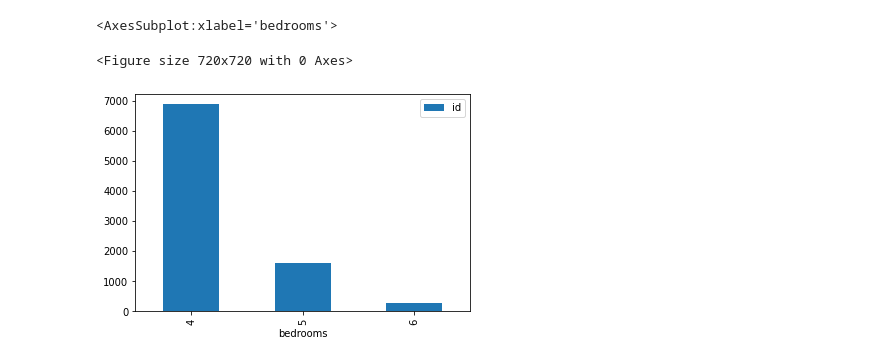
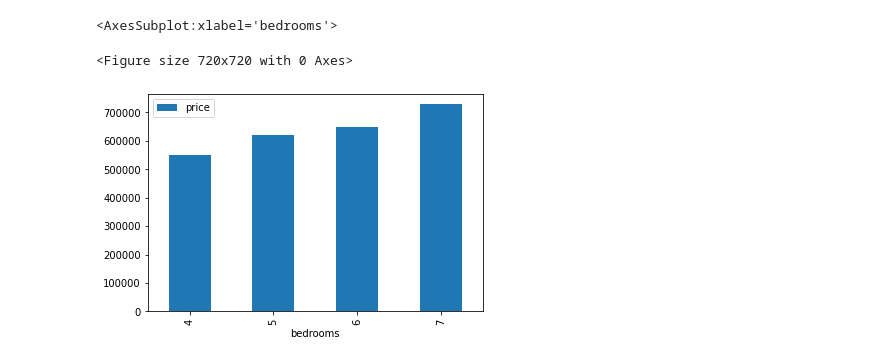
Before and after one commit to neuefische/First-Project--Joni, a Jupyter notebook: First-Project.ipynb, the cells around one changed output. Saved outputs shown, nothing was run; the diff lists cells and outputs as text; code cells hidden in the pictures.

```diff
--- a/First-Project.ipynb
+++ b/First-Project.ipynb
@@ -11,10 +28,11 @@ price = df[["price", "bedrooms"]]
 # %%
-df_bedrooms1 = df.query("bedrooms >= 4 and bedrooms <= 6")
-groups = df_bedrooms1.groupby(['bedrooms']).count()
+#what is the medien cost for each hause
+df_bedrooms1 = df.query("bedrooms >= 4 and bedrooms <= 7")
+groups = df_bedrooms1.groupby(['bedrooms']).median()
 groups
 plt.figure(figsize=(10, 10))
-groups.plot.bar(y = "id")
+groups.plot.bar(y = "price")
 # %% [output]
 <AxesSubplot:xlabel='bedrooms'>
 <Figure size 720x720 with 0 Axes>
-[figure, old version]
+[figure, new version]
```
Also changed, not shown: parts of 5 cells of this notebook.
